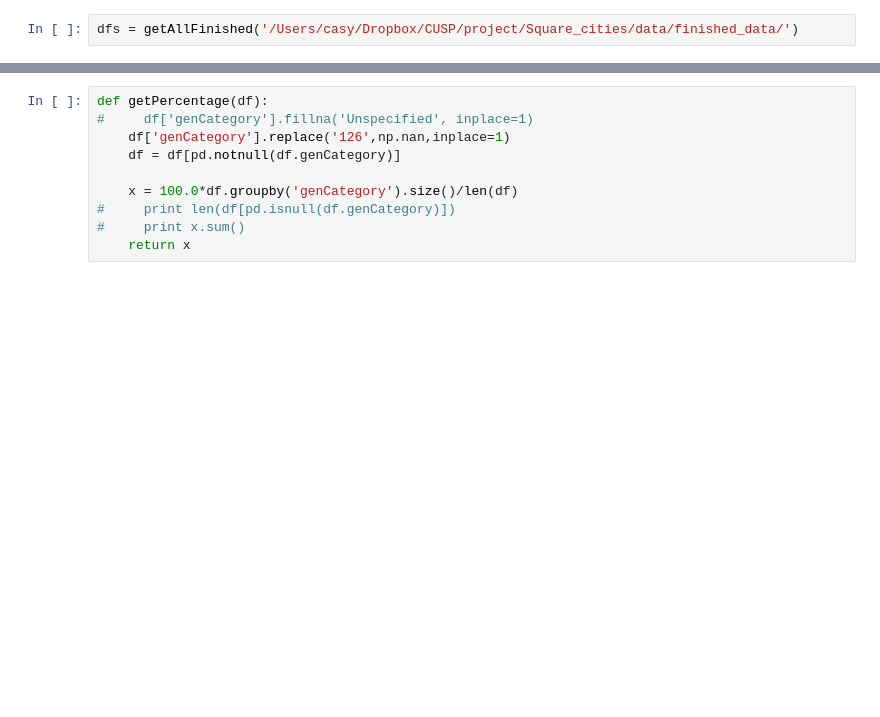
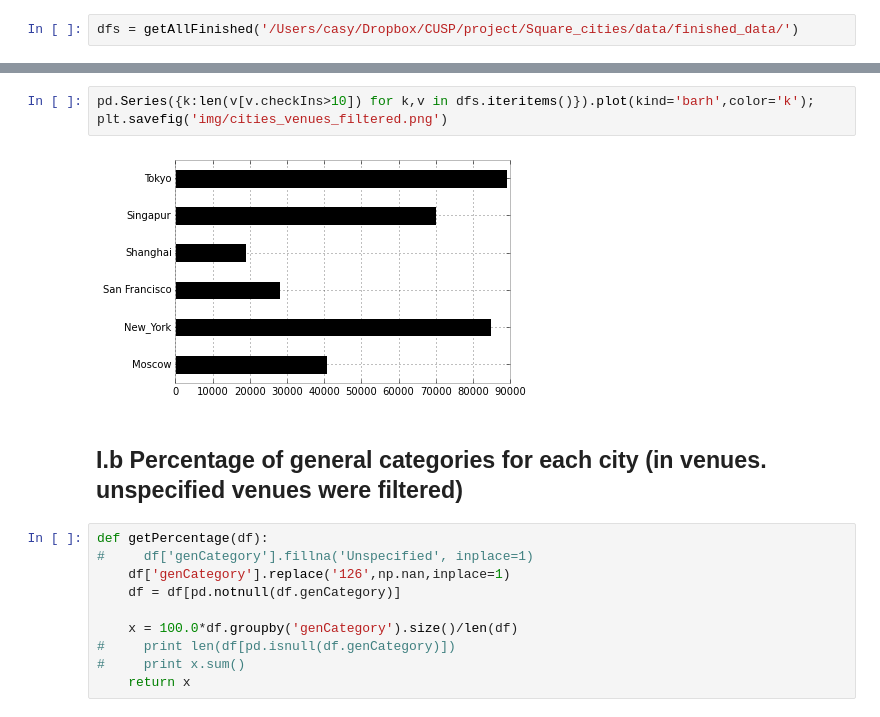
Before and after one commit to Elixeus/ads_project_shared_code, a Jupyter notebook: 4sq_Exploratory.ipynb, the cells around one changed output, grey strips where cells are left out. Saved outputs shown, nothing was run; the diff lists cells and outputs as text; blank space fills up the shorter version.

```diff
--- a/4sq_Exploratory.ipynb
+++ b/4sq_Exploratory.ipynb
@@ -48,3 +58,10 @@ dfs = getAllFinished('/Users/casy/Dropbox/CUSP/project/Square_cities/data/finish
+# %%
+pd.Series({k:len(v[v.checkIns>10]) for k,v in dfs.iteritems()}).plot(kind='barh',color='k');
+plt.savefig('img/cities_venues_filtered.png')
+# %% [output]
+[figure, added]
+# %% [markdown]
+## I.b Percentage of general categories for each city (in venues. unspecified venues were filtered)
 # %%
 def getPercentage(df):
 #     df['genCategory'].fillna('Unspecified', inplace=1)
```
Also changed, not shown: parts of 5 cells of this notebook, 3 other files.
